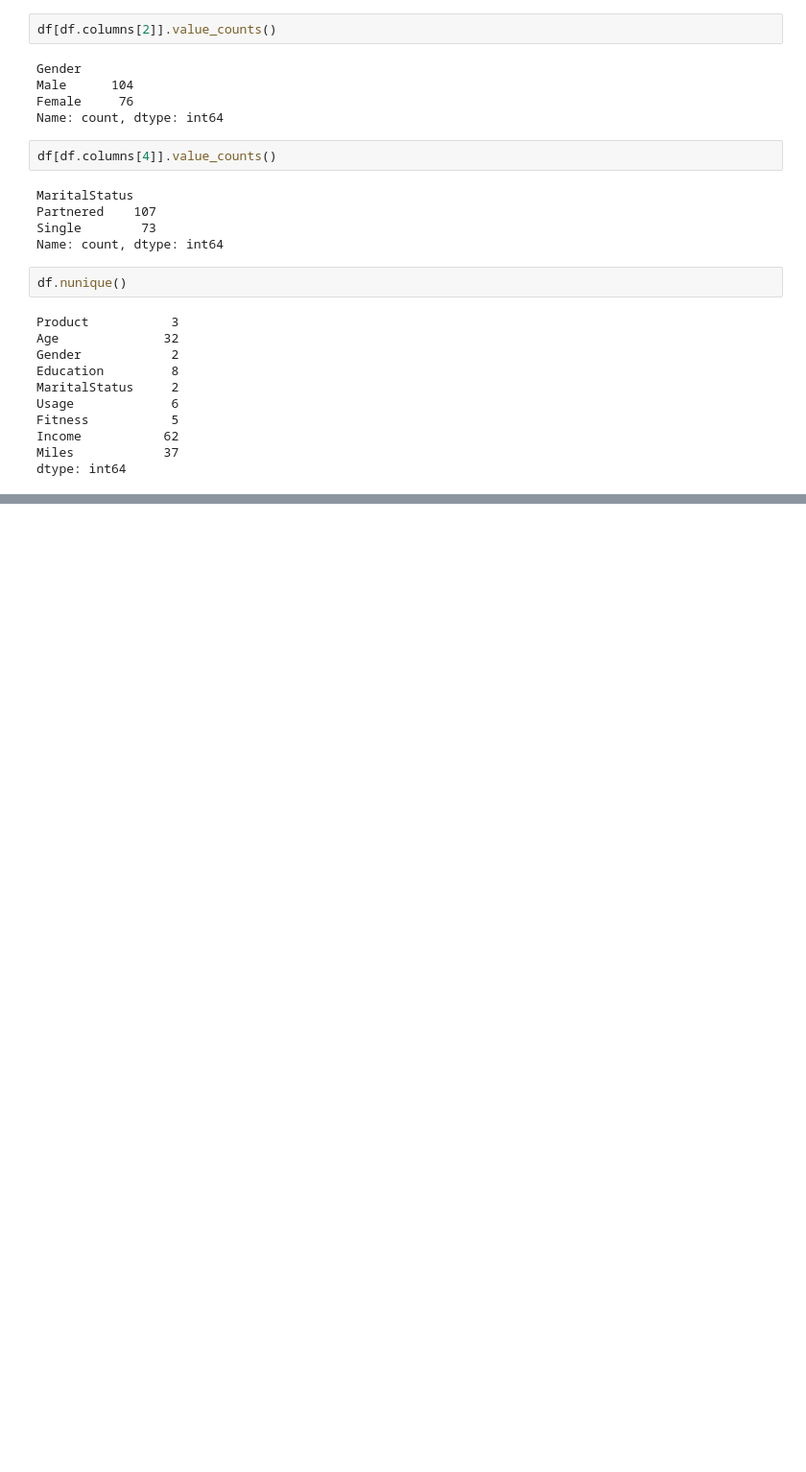
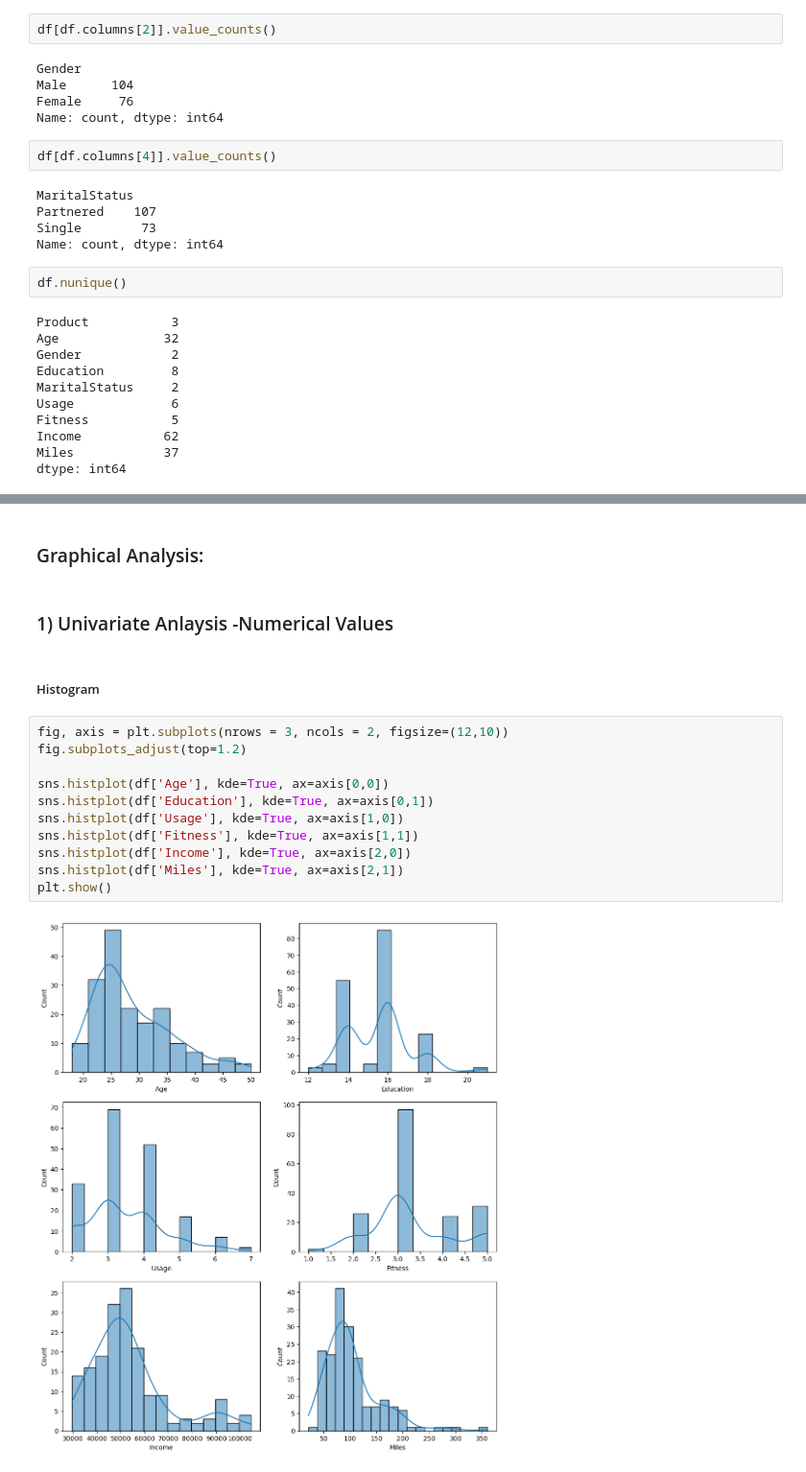
Before and after one commit to dnyanai/DE, a Jupyter notebook: Projects/AeroFit/AeroFit.ipynb, the cells around one changed output, grey strips where cells are left out. Shown at 96% size. Drawn from its saved outputs; the diff is of its cells as text; blank space fills up the shorter version.

```diff
--- a/Projects/AeroFit/AeroFit.ipynb
+++ b/Projects/AeroFit/AeroFit.ipynb
@@ -288,0 +328,19 @@ dtype: int64
+# %% [markdown]
+### Graphical Analysis:
+# %% [markdown]
+### 1) Univariate Anlaysis -Numerical Values
+# %% [markdown]
+##### Histogram
+# %%
+fig, axis = plt.subplots(nrows = 3, ncols = 2, figsize=(12,10))
+fig.subplots_adjust(top=1.2)
+
+sns.histplot(df['Age'], kde=True, ax=axis[0,0])
+sns.histplot(df['Education'], kde=True, ax=axis[0,1])
+sns.histplot(df['Usage'], kde=True, ax=axis[1,0])
+sns.histplot(df['Fitness'], kde=True, ax=axis[1,1])
+sns.histplot(df['Income'], kde=True, ax=axis[2,0])
+sns.histplot(df['Miles'], kde=True, ax=axis[2,1])
+plt.show()
+# %% [output]
+[figure, added]
```
Also changed, not shown: parts of 10 cells of this notebook, 4 other files.
